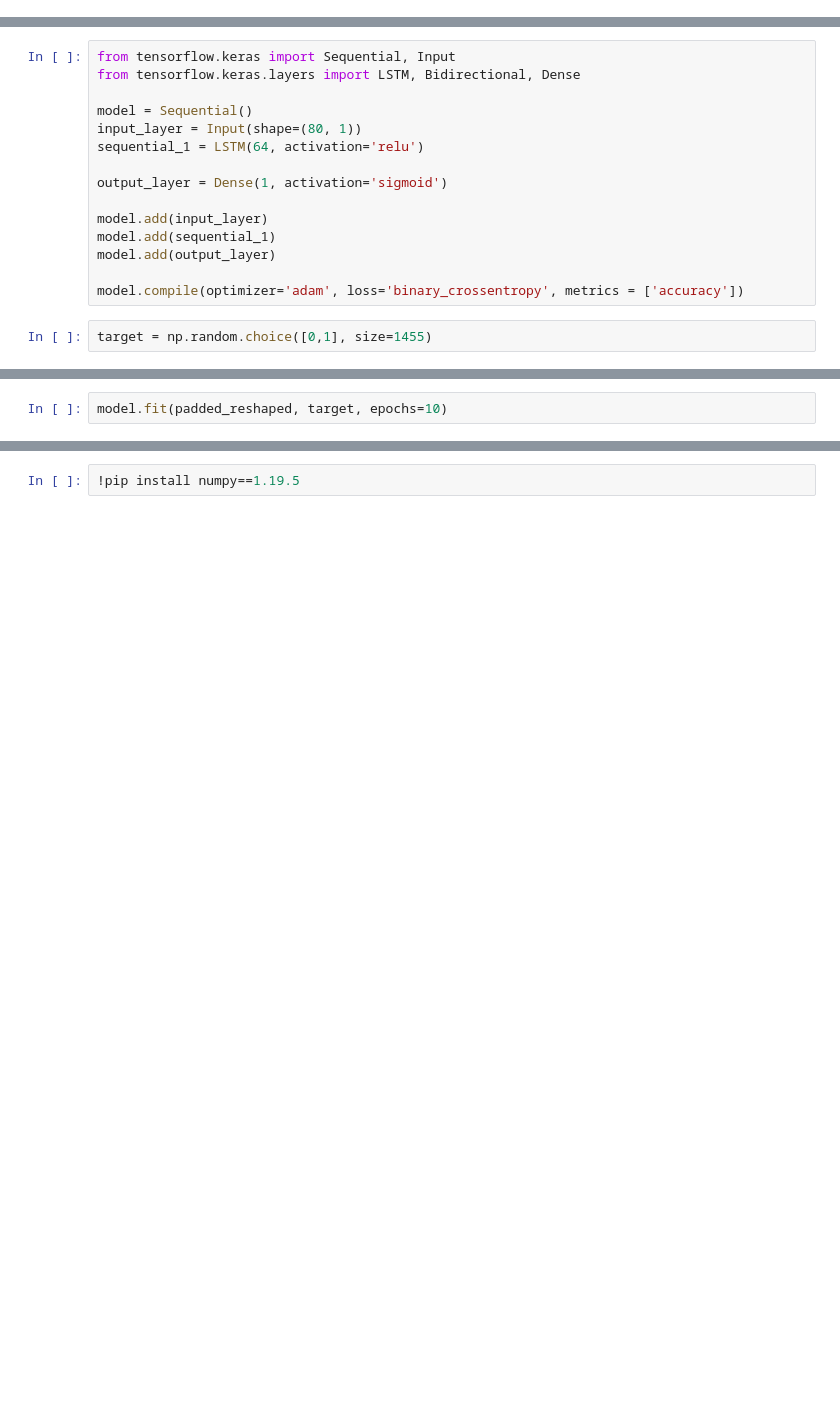
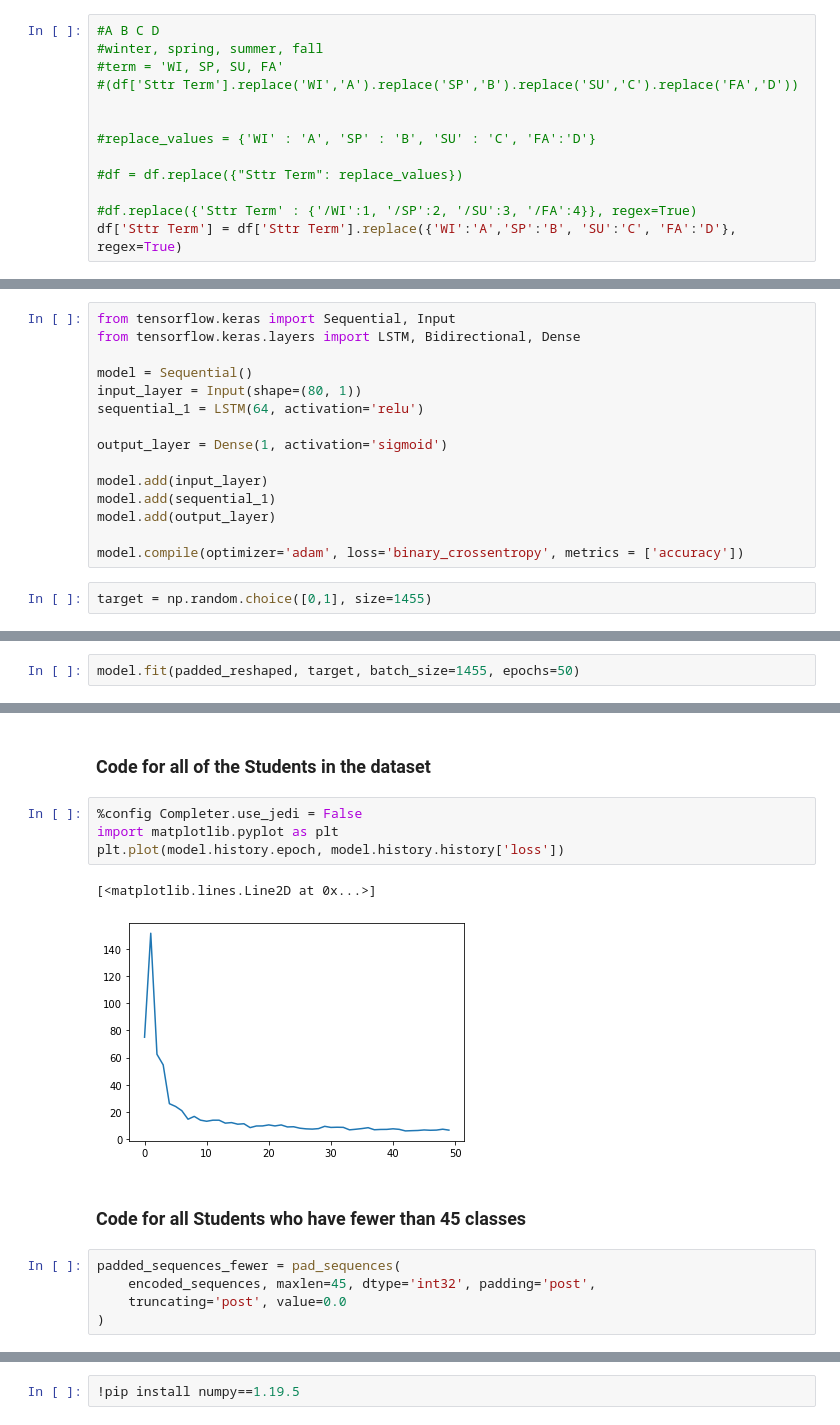
Before and after one commit to dcalexan/bsc_student_success, a Jupyter notebook: notebooks/dorothy/dorothy.ipynb, the cells around one changed output, grey strips where cells are left out. Saved outputs shown, nothing was run; the diff lists cells and outputs as text; blank space fills up the shorter version.

```diff
--- a/notebooks/dorothy/dorothy.ipynb
+++ b/notebooks/dorothy/dorothy.ipynb
@@ -299,0 +318,13 @@ df.query('course_title==0')
+# %%
+#A B C D
+#winter, spring, summer, fall
+#term = 'WI, SP, SU, FA'
+#(df['Sttr Term'].replace('WI','A').replace('SP','B').replace('SU','C').replace('FA','D'))
+
+
+#replace_values = {'WI' : 'A', 'SP' : 'B', 'SU' : 'C', 'FA':'D'}
+
+#df = df.replace({"Sttr Term": replace_values})
+
+#df.replace({'Sttr Term' : {'/WI':1, '/SP':2, '/SU':3, '/FA':4}}, regex=True)
+df['Sttr Term'] = df['Sttr Term'].replace({'WI':'A','SP':'B', 'SU':'C', 'FA':'D'}, regex=True)
@@ -374,3 +425,3 @@ target = np.random.choice([0,1], size=1455)
 # %%
-model.fit(padded_reshaped, target, epochs=10)
+model.fit(padded_reshaped, target, batch_size=1455, epochs=50)
 # %% [output]
@@ -397 +445,17 @@ Epoch 10/10
 <tensorflow.python.keras.callbacks.History at 0x...>
+# %% [markdown]
+### Code for all of the Students in the dataset ###
+# %%
+%config Completer.use_jedi = False
+import matplotlib.pyplot as plt
+plt.plot(model.history.epoch, model.history.history['loss'])
+# %% [output]
+[<matplotlib.lines.Line2D at 0x...>]
+[figure, added]
+# %% [markdown]
+### Code for all Students who have fewer than 45 classes ##
+# %%
+padded_sequences_fewer = pad_sequences(
+    encoded_sequences, maxlen=45, dtype='int32', padding='post',
+    truncating='post', value=0.0
+)
```
Also changed, not shown: parts of 42 cells of this notebook.
